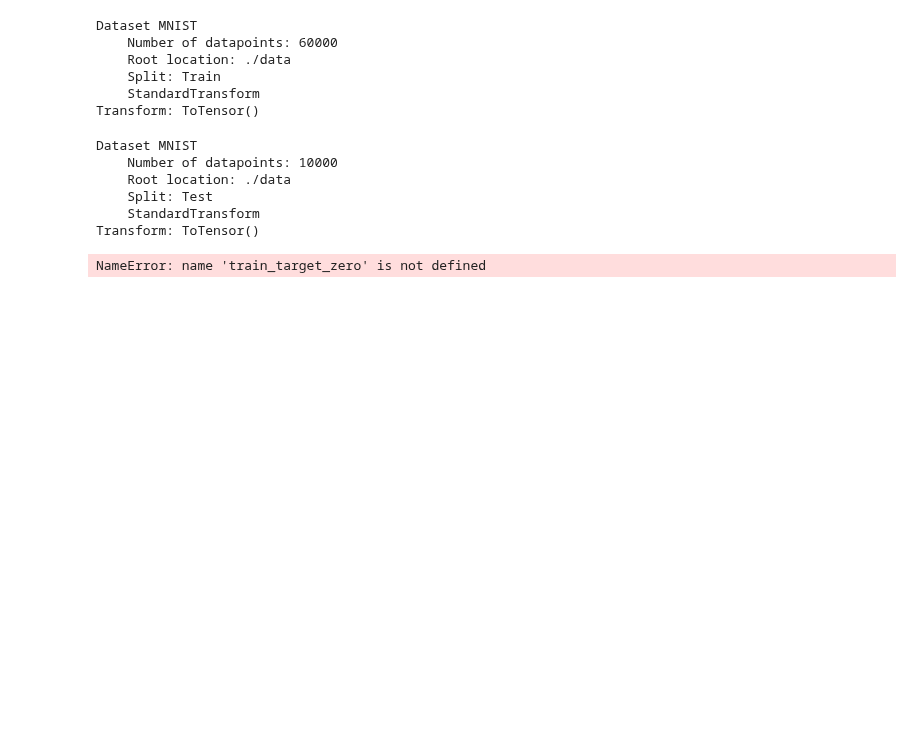
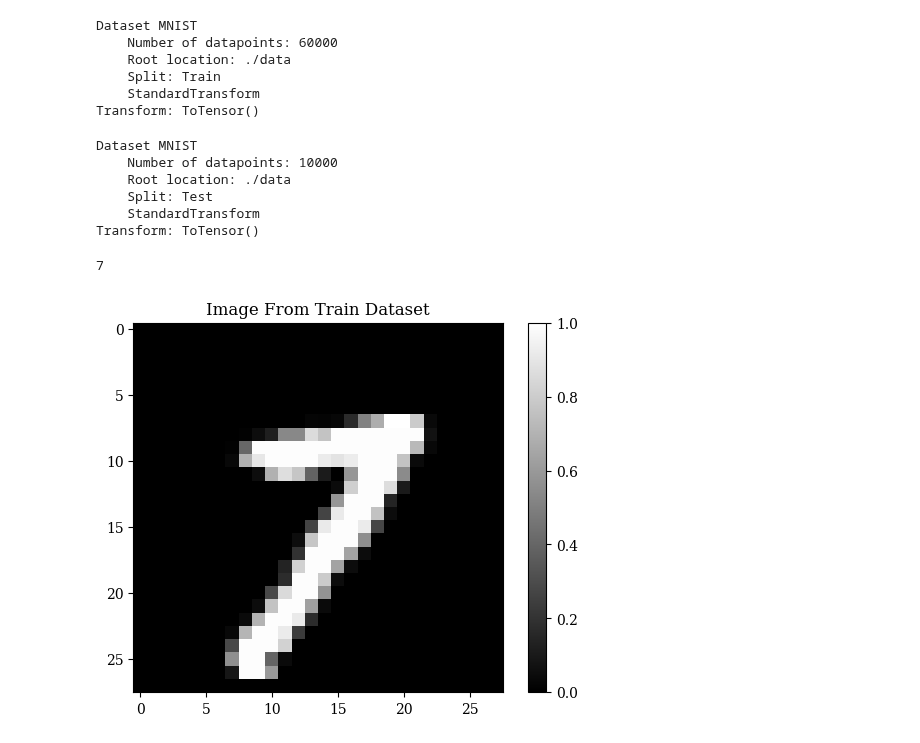
Before and after one commit to idalinnakallio/DAT565, a Jupyter notebook: Assignment 6/Assignment6.ipynb, the cells around one changed output. Drawn from its saved outputs; the diff is of its cells as text; code cells hidden in the pictures; blank space fills up the shorter version.

```diff
--- a/Assignment 6/Assignment6.ipynb
+++ b/Assignment 6/Assignment6.ipynb
@@ -58,10 +58,12 @@ for data in mnist_testset:
     image, target = data
     test_image.append(image)
     test_target.append(target)
-# %%
-transform = transforms.Compose([transforms.PILToTensor()])
-
-
-tensor = transform(img)
-# %% [output]
-NameError: name 'train_target_zero' is not defined
+# %%
+print(train_target[40000])
+plt.imshow(train_image[40000].view(28,28), cmap='gray')
+plt.colorbar()
+plt.title('Image From Train Dataset')
+plt.savefig('trainDataSetnr.pdf')
+# %% [output]
+7
+[figure, added]
```
Also changed, not shown: parts of 1 cell of this notebook, 2 other files.
